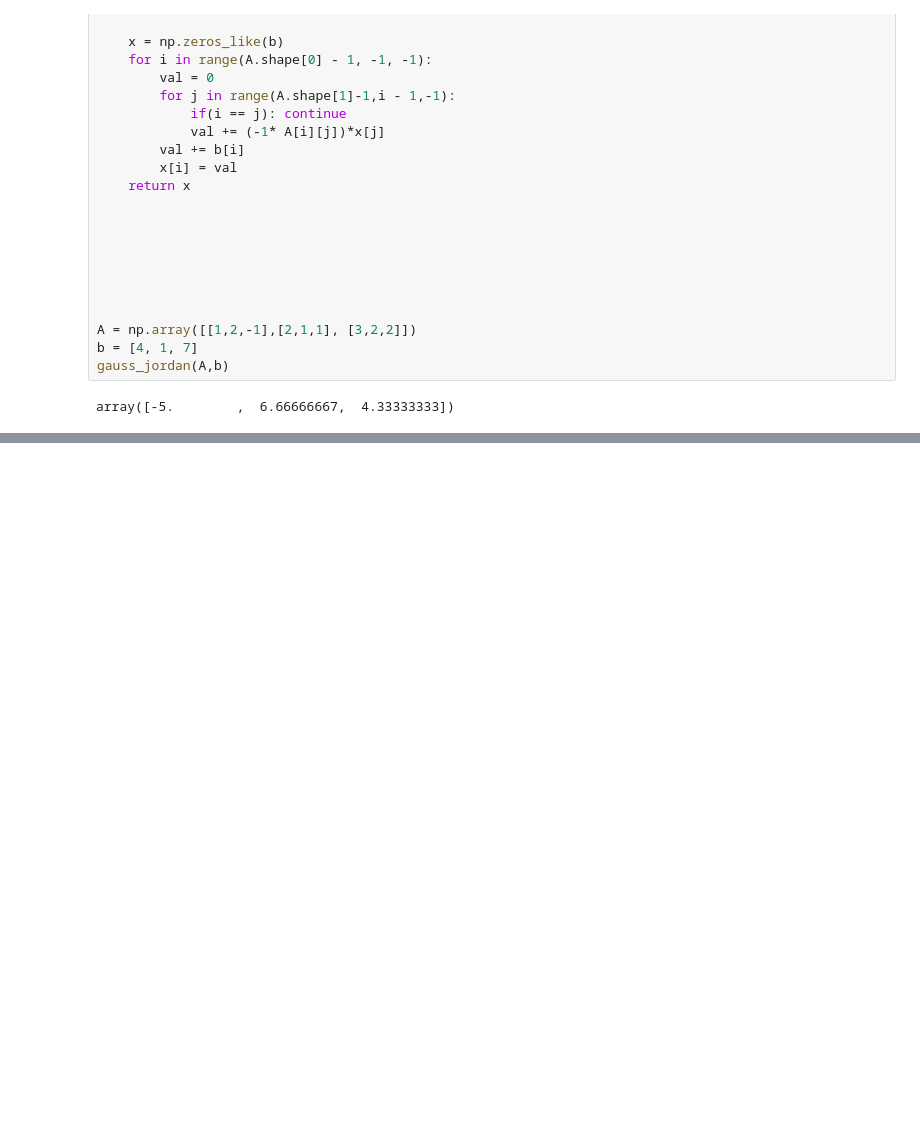
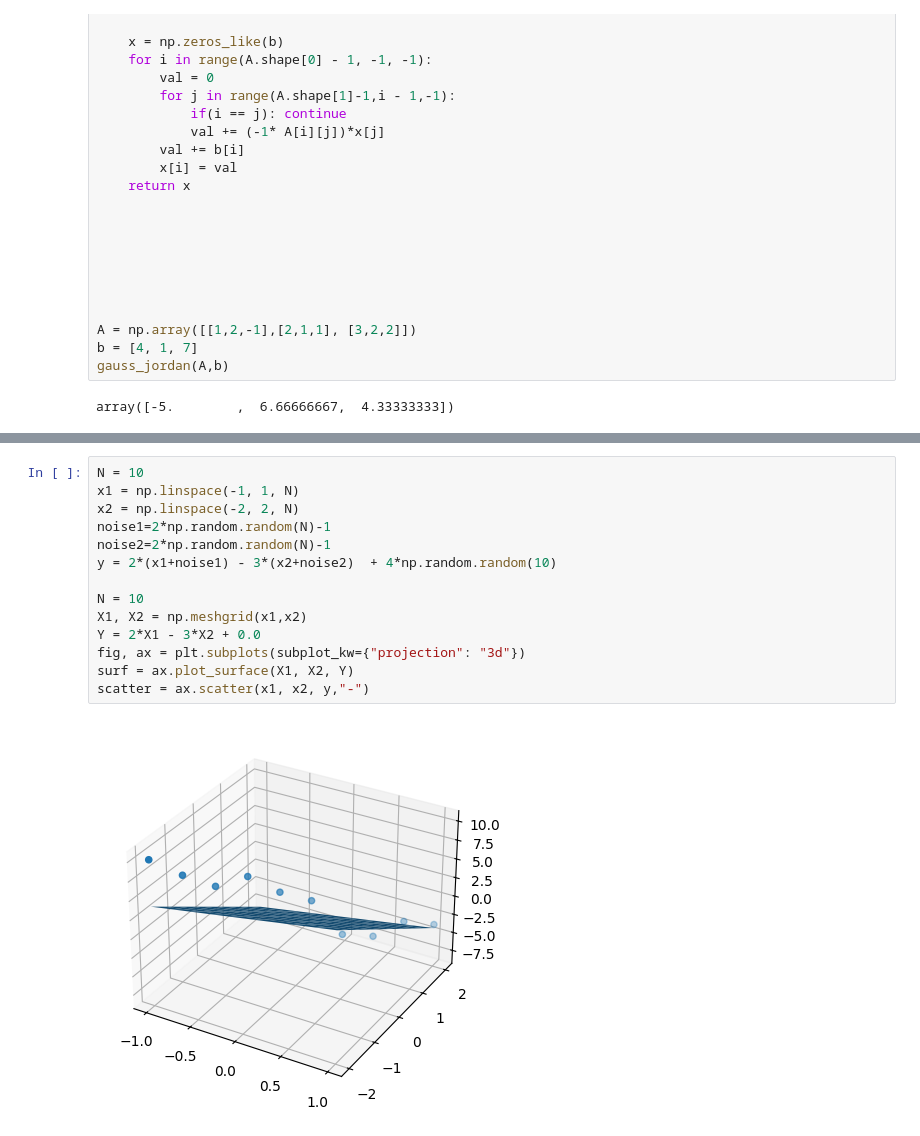
Before and after one commit to Another-DevX/Metodos-computacionales, a Jupyter notebook: algebra_lineal/matrices.ipynb, the cells around one changed output, grey strips where cells are left out. Saved outputs shown, nothing was run; the diff lists cells and outputs as text; blank space fills up the shorter version.

```diff
--- a/algebra_lineal/matrices.ipynb
+++ b/algebra_lineal/matrices.ipynb
@@ -129,0 +347,16 @@ array([-5.        ,  6.66666667,  4.33333333])
+# %%
+N = 10
+x1 = np.linspace(-1, 1, N)
+x2 = np.linspace(-2, 2, N)
+noise1=2*np.random.random(N)-1
+noise2=2*np.random.random(N)-1
+y = 2*(x1+noise1) - 3*(x2+noise2)  + 4*np.random.random(10)
+
+N = 10
+X1, X2 = np.meshgrid(x1,x2)
+Y = 2*X1 - 3*X2 + 0.0
+fig, ax = plt.subplots(subplot_kw={"projection": "3d"})
+surf = ax.plot_surface(X1, X2, Y)
+scatter = ax.scatter(x1, x2, y,"-")
+# %% [output]
+[figure, added]
```
Also changed, not shown: parts of 22 cells of this notebook.
